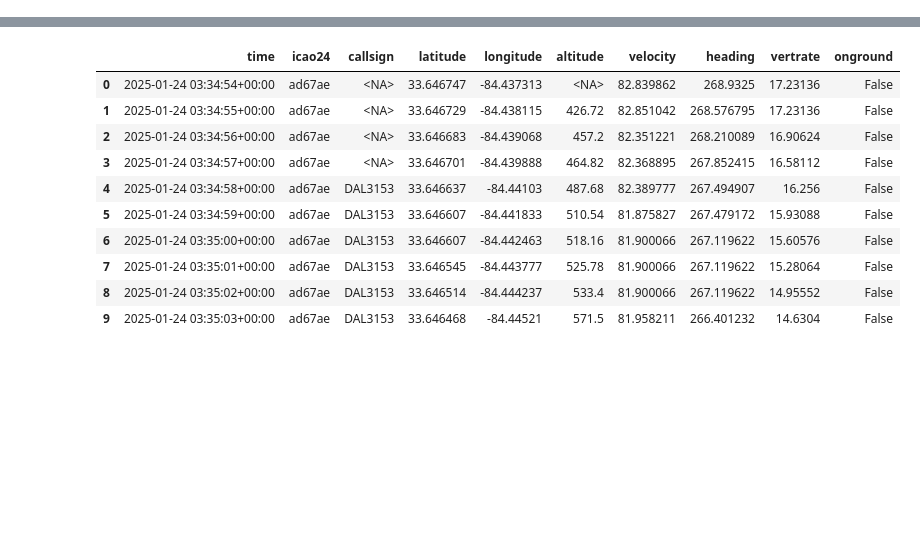
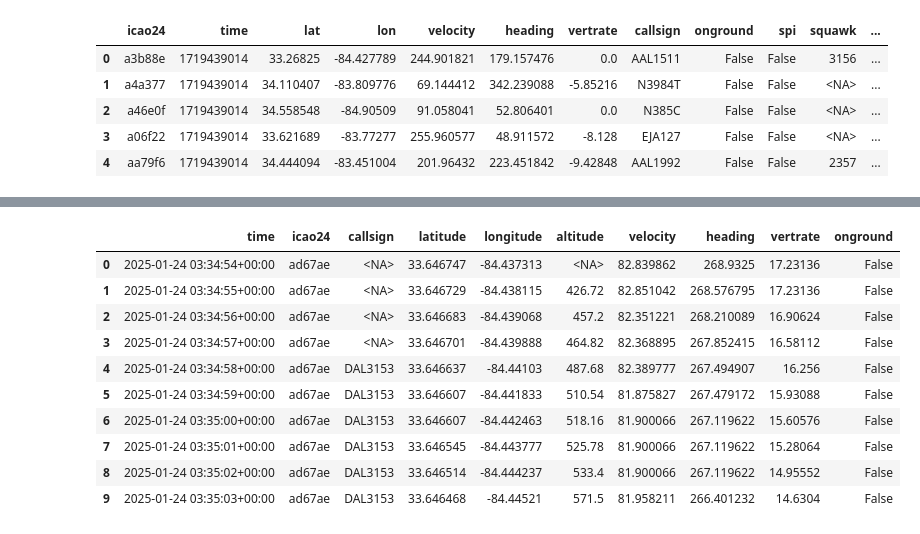
Before and after one commit to mabbts/Aviation-Milestone2-Project, a Jupyter notebook: notebooks/julien-hovan/state_eda.ipynb, the cells around one changed output, grey strips where cells are left out. Drawn from its saved outputs; the diff is of its cells as text; code cells hidden in the pictures; blank space fills up the shorter version.

```diff
--- a/notebooks/julien-hovan/state_eda.ipynb
+++ b/notebooks/julien-hovan/state_eda.ipynb
@@ -0,0 +5,18 @@
+# %%
+
+state_vector_sample_files = glob.glob("../../data/raw/state_vectors_samples/*.parquet")
+
+# choose 3 random files
+random_files = random.sample(state_vector_sample_files, 3)
+
+# read the files
+df = dd.read_parquet(random_files)
+
+df.head()
+# %% [output]
+|  | icao24 | time | lat | lon | velocity | heading | vertrate | callsign | onground | spi | squawk | ... |
+| 0 | a3b88e | 1719439014 | 33.26825 | -84.427789 | 244.901821 | 179.157476 | 0.0 | AAL1511 | False | False | 3156 | ... |
+| 1 | a4a377 | 1719439014 | 34.110407 | -83.809776 | 69.144412 | 342.239088 | -5.85216 | N3984T | False | False | <NA> | ... |
+| 2 | a46e0f | 1719439014 | 34.558548 | -84.90509 | 91.058041 | 52.806401 | 0.0 | N385C | False | False | <NA> | ... |
+| 3 | a06f22 | 1719439014 | 33.621689 | -83.77277 | 255.960577 | 48.911572 | -8.128 | EJA127 | False | False | <NA> | ... |
+| 4 | aa79f6 | 1719439014 | 34.444094 | -83.451004 | 201.96432 | 223.451842 | -9.42848 | AAL1992 | False | False | 2357 | ... |
```
Also changed, not shown: parts of 7 cells of this notebook, 2 other files.
